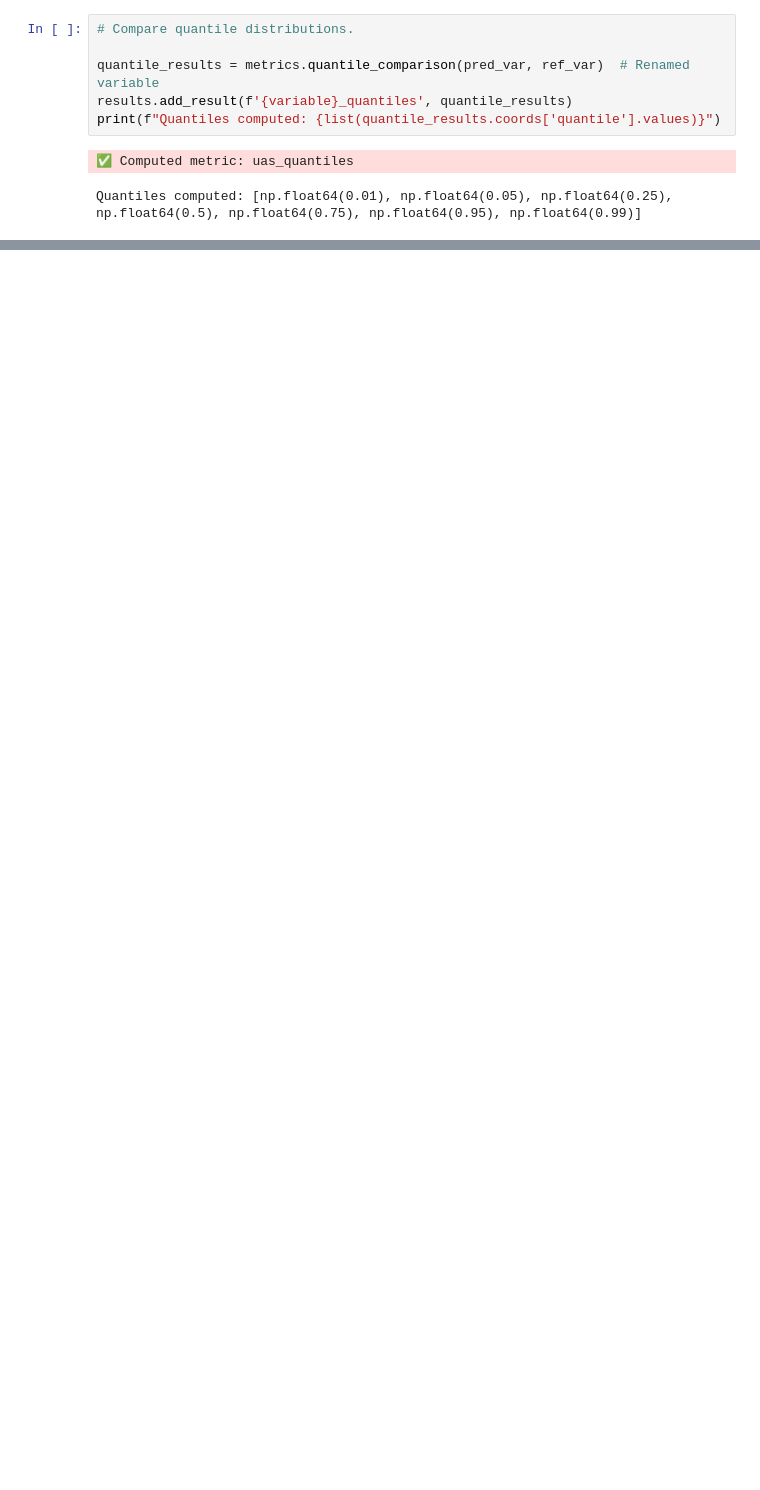
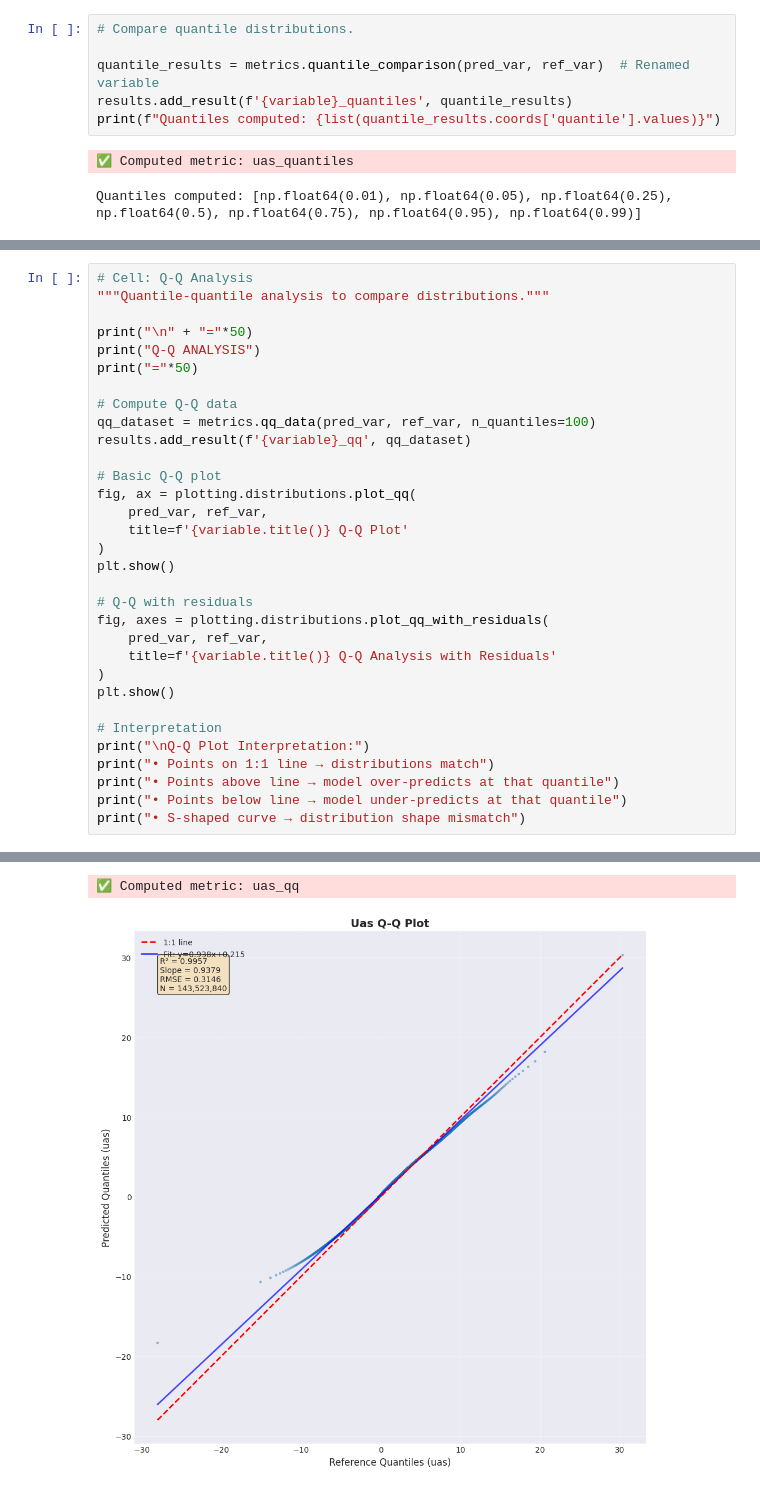
Before and after one commit to climagination/ClimatExEval, a Jupyter notebook: notebooks/01_evaluate_single_model.ipynb, the cells around one changed output, grey strips where cells are left out. Saved outputs shown, nothing was run; the diff lists cells and outputs as text; blank space fills up the shorter version.

```diff
--- a/notebooks/01_evaluate_single_model.ipynb
+++ b/notebooks/01_evaluate_single_model.ipynb
@@ -178,0 +185,33 @@ plt.show()
+# %%
+# Cell: Q-Q Analysis
+"""Quantile-quantile analysis to compare distributions."""
+
+print("\n" + "="*50)
+print("Q-Q ANALYSIS")
+print("="*50)
+
+# Compute Q-Q data
+qq_dataset = metrics.qq_data(pred_var, ref_var, n_quantiles=100)
+results.add_result(f'{variable}_qq', qq_dataset)
+
+# Basic Q-Q plot
+fig, ax = plotting.distributions.plot_qq(
+    pred_var, ref_var,
+    title=f'{variable.title()} Q-Q Plot'
+)
+plt.show()
+
+# Q-Q with residuals
+fig, axes = plotting.distributions.plot_qq_with_residuals(
+    pred_var, ref_var,
+    title=f'{variable.title()} Q-Q Analysis with Residuals'
+)
+plt.show()
+
+# Interpretation
+print("\nQ-Q Plot Interpretation:")
+print("• Points on 1:1 line → distributions match")
+print("• Points above line → model over-predicts at that quantile")
+print("• Points below line → model under-predicts at that quantile")
+print("• S-shaped curve → distribution shape mismatch")
+# %% [output]
@@ -178,0 +221,2 @@ plt.show()
+✅ Computed metric: uas_qq
+[figure, added]
```
Also changed, not shown: parts of 12 cells of this notebook, 6 other files.
